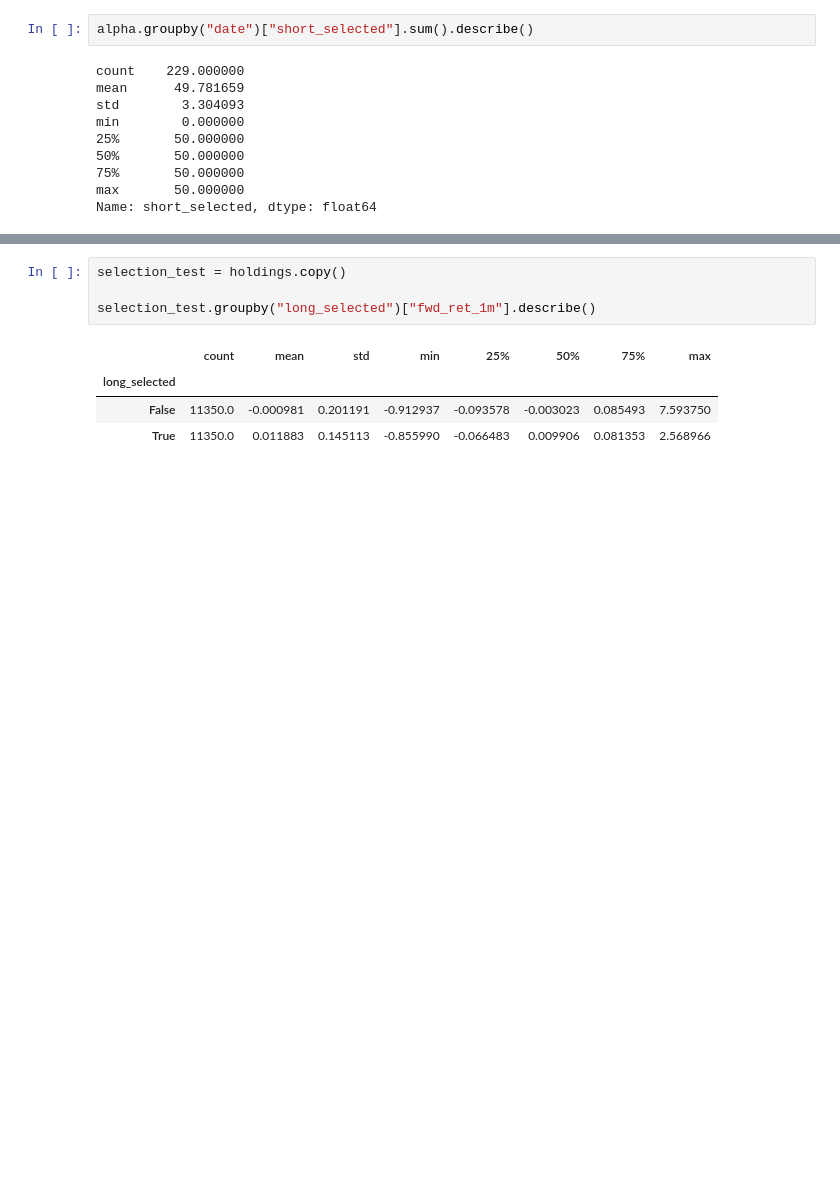
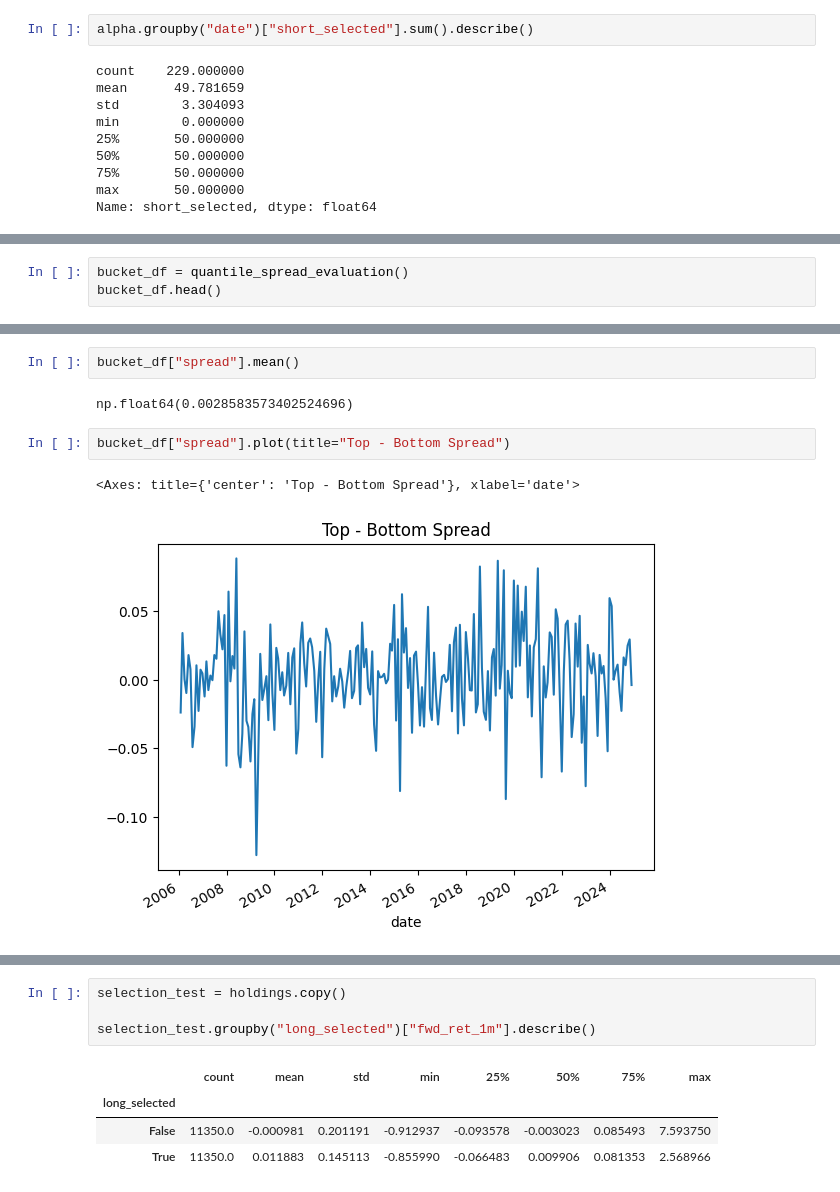
Before and after one commit to asm304/multi-asset-portfolio-framework, a Jupyter notebook: notebooks/01_download_data.ipynb, the cells around one changed output, grey strips where cells are left out. Drawn from its saved outputs; the diff is of its cells as text; blank space fills up the shorter version.

```diff
--- a/notebooks/01_download_data.ipynb
+++ b/notebooks/01_download_data.ipynb
@@ -579,0 +727,3 @@ bt, holdings, metrics = run_backtest(alpha)
+# %%
+bucket_df = quantile_spread_evaluation()
+bucket_df.head()
@@ -579,0 +738,9 @@ bt, holdings, metrics = run_backtest(alpha)
+# %%
+bucket_df["spread"].mean()
+# %% [output]
+np.float64(0.0028583573402524696)
+# %%
+bucket_df["spread"].plot(title="Top - Bottom Spread")
+# %% [output]
+<Axes: title={'center': 'Top - Bottom Spread'}, xlabel='date'>
+[figure, added]
```
Also changed, not shown: parts of 47 cells of this notebook, 6 other files.
